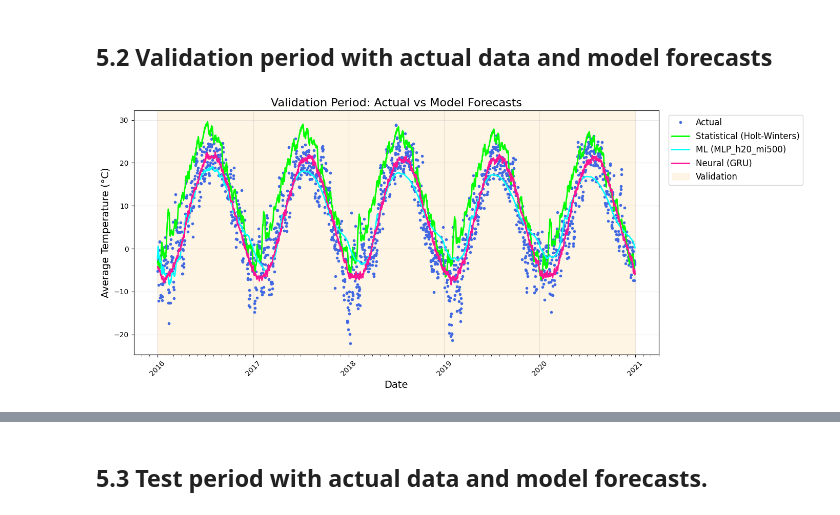
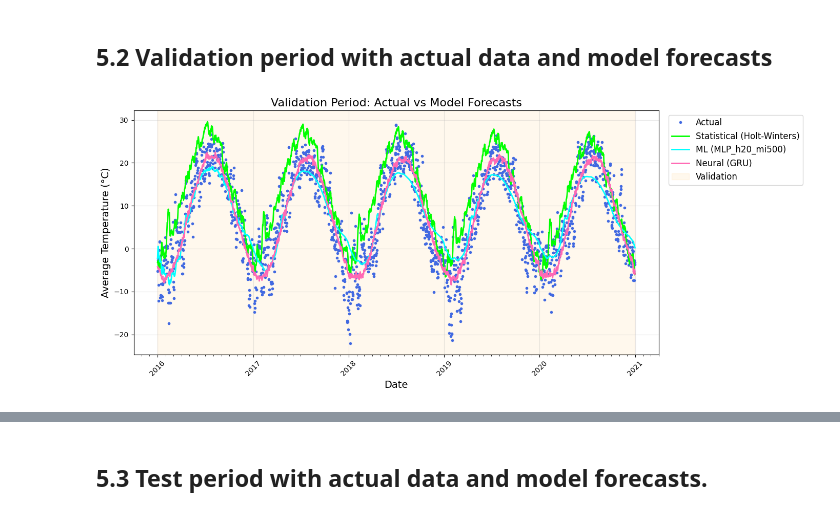
Before and after one commit to smn-krn/TIS3IL-WS25-Project, a Jupyter notebook: code/03-visualization.ipynb, the cells around one changed output, grey strips where cells are left out. Drawn from its saved outputs; the diff is of its cells as text; code cells hidden in the pictures.

```diff
--- a/code/03-visualization.ipynb
+++ b/code/03-visualization.ipynb
@@ -474,39 +478,39 @@ models_to_plot = all_models[1:] #skip the first element - Baseline
 plt.plot(val_df['time'], val_df['tavg'], 'o', color='royalblue', markersize=3, label='Actual', linewidth=2)
 
 #Plot each model's validation predictions
-colors = ['lime', 'aqua', 'deeppink', 'lightblue']
+colors = ['lime', 'cyan', 'hotpink', 'lightblue']
 for i, model in enumerate(models_to_plot):
     plt.plot(
         val_df['time'],
         model['val_pred'],
         '-', color=colors[i % len(colors)], linewidth=2,
         label=f"{model['model_family']} ({model['model_name']})"
     )
 
 #Background shading
-plt.axvspan(val_start, val_end, color="orange", alpha=0.1, label="Validation")
+plt.axvspan(val_start, val_end, color="orange", alpha=0.07, label="Validation")
 
 #Labels and title
 plt.xlabel("Date", fontsize=14)
 plt.ylabel("Average Temperature (°C)", fontsize=14)
 plt.title("Validation Period: Actual vs Model Forecasts", fontsize=16)
 
 #Grid and legend outside the plot
 plt.grid(alpha=0.3)
 plt.legend(bbox_to_anchor=(1.01, 1), loc='upper left', fontsize=12)
 
 ax = plt.gca()
 ax.xaxis.set_major_locator(mdates.YearLocator())
 ax.xaxis.set_major_formatter(mdates.DateFormatter('%Y'))
 ax.xaxis.set_minor_locator(mdates.MonthLocator())
 plt.xticks(rotation=0)
 
 #X-axis formatting: show only month/day
 plt.xticks(rotation=45)
 plt.tight_layout()
 plt.show()
 # %% [output]
-[figure, old version]
+[figure, new version]
 # %%
 plt.figure(figsize=(14, 6))
 
```
Also changed, not shown: parts of 8 cells of this notebook.
